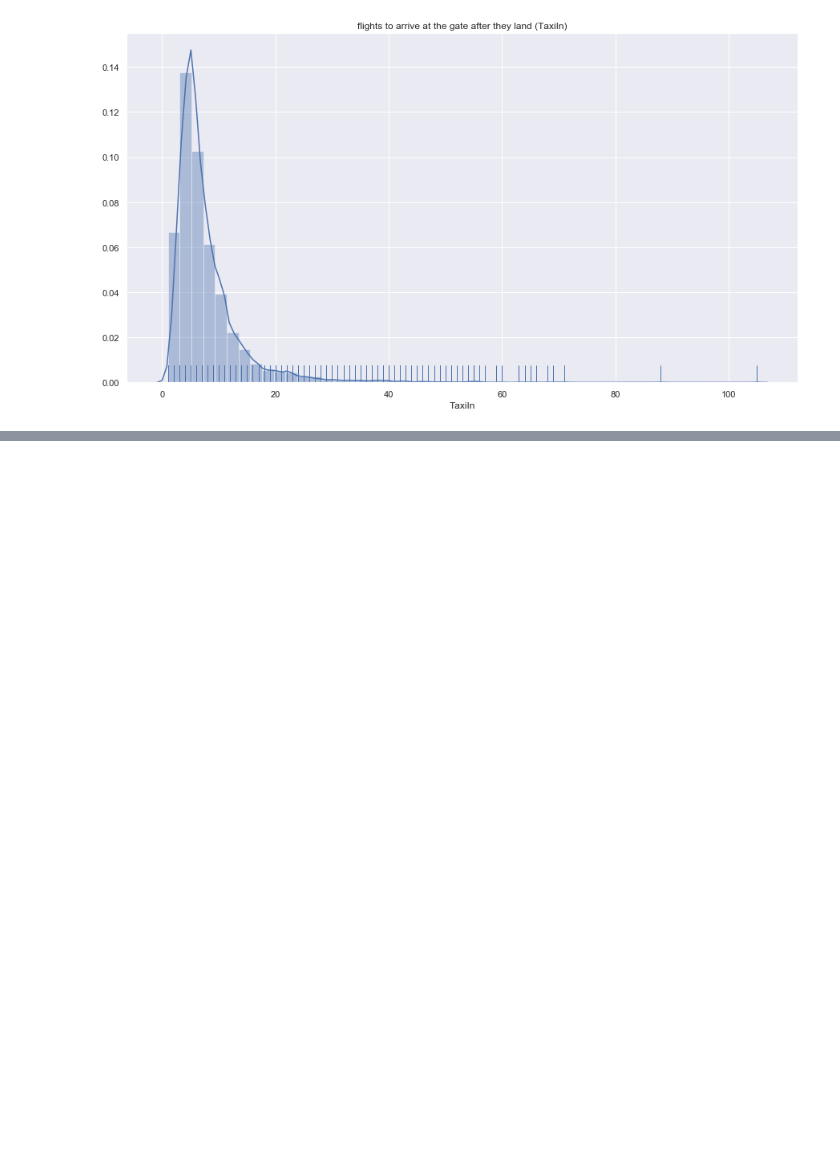
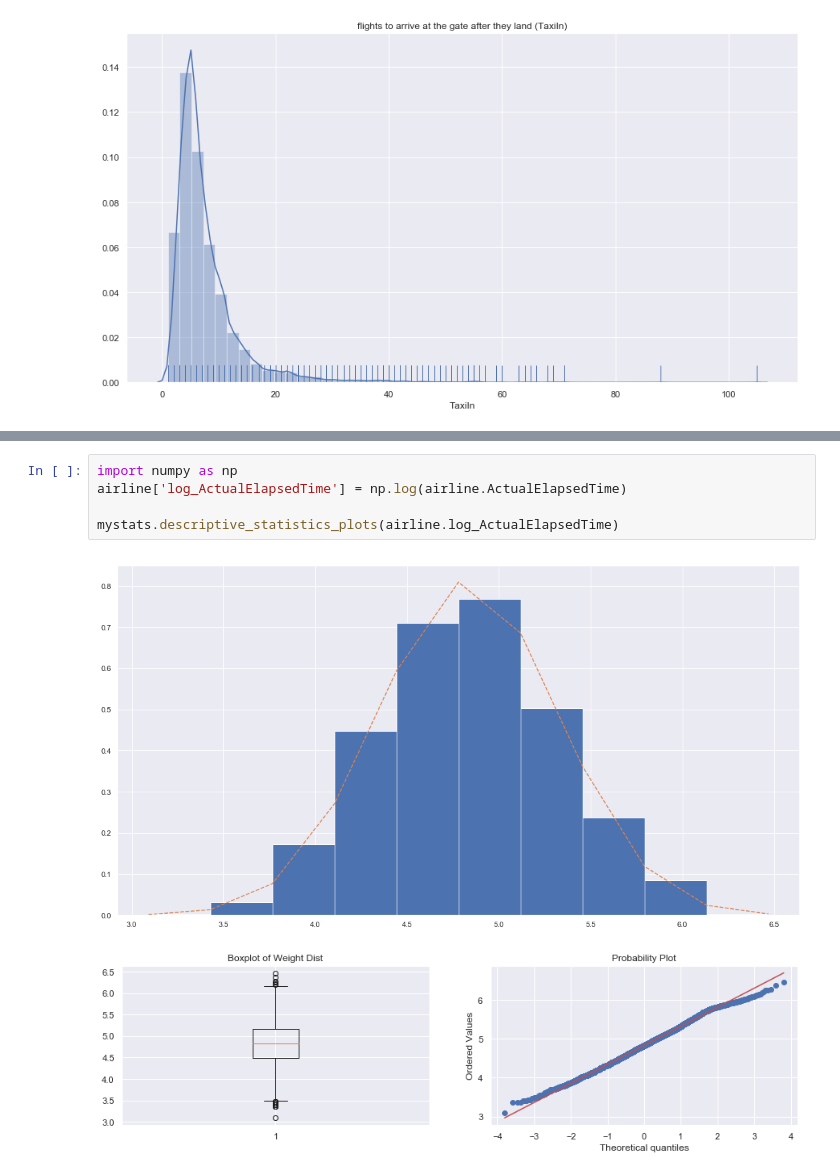
Before and after one commit to naivelogic/Machine_Learning_Notebooks, a Jupyter notebook: Data_Science/Airline.ipynb, the cells around one changed output, grey strips where cells are left out. Cells and saved outputs as stored; diff of their text form; blank space fills up the shorter version.

```diff
--- a/Data_Science/Airline.ipynb
+++ b/Data_Science/Airline.ipynb
@@ -208,0 +273,8 @@ plt.show()
+# %%
+import numpy as np
+airline['log_ActualElapsedTime'] = np.log(airline.ActualElapsedTime)
+
+mystats.descriptive_statistics_plots(airline.log_ActualElapsedTime)
+# %% [output]
+[figure, added]
+[figure, added]
```
Also changed, not shown: parts of 19 cells of this notebook.
